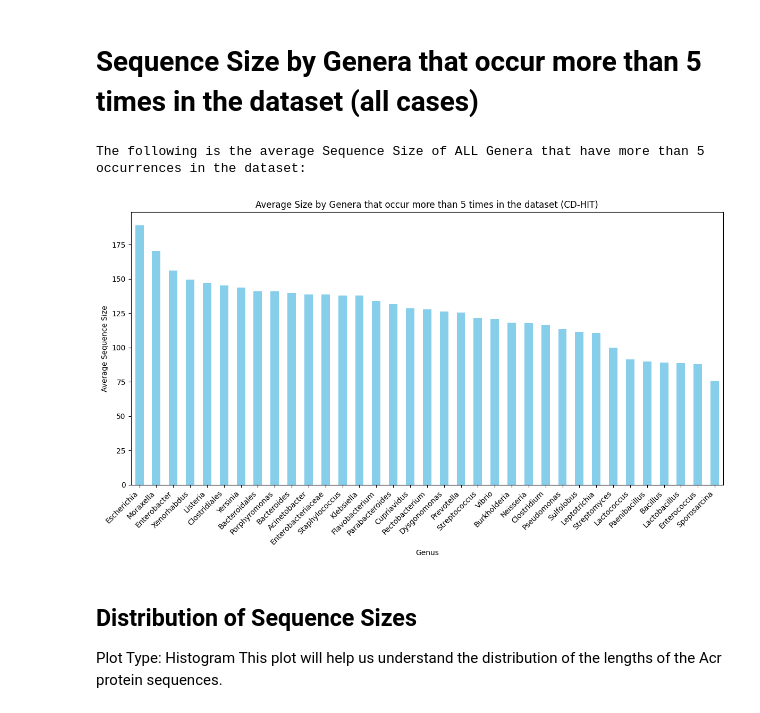
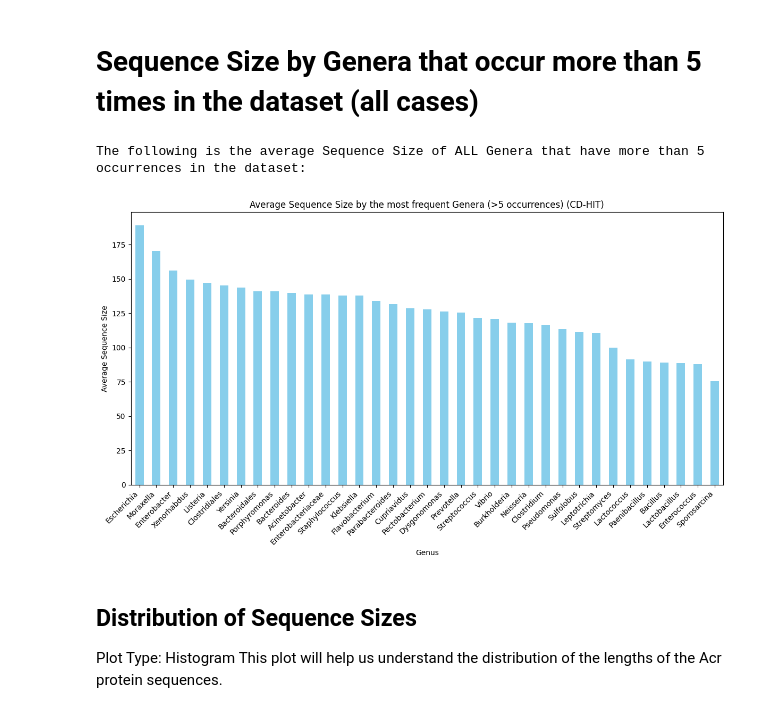
Before and after one commit to ChristianNeitzel/Projeto-Bioinf-PhageAcr, a Jupyter notebook: 3a_code_positive_dataset_cdhit_analysis.ipynb, the cells around one changed output. Drawn from its saved outputs; the diff is of its cells as text; code cells hidden in the pictures.

```diff
--- a/3a_code_positive_dataset_cdhit_analysis.ipynb
+++ b/3a_code_positive_dataset_cdhit_analysis.ipynb
@@ -188,28 +188,28 @@ The bars in orange represent the Genera which have less than 5 occurrences:
 # %%
 # Filter out genera with a frequency less than 5 counts
 genus_counts = df_cdhit['Genus'].value_counts()
 valid_genus = genus_counts[genus_counts > 5].index
 df_filtered = df_cdhit[df_cdhit['Genus'].isin(valid_genus)]
 
 # Grouping by 'Genus' and calculating mean protein size for each genus
 genus_mean_size = df_filtered.groupby('Genus')['Size'].mean().sort_values(ascending=False)
 
 # Selecting all the genera
 top_genus_mean_size = genus_mean_size.head(260)
 
 # Creating a bar plot
 print('The following is the average Sequence Size of ALL Genera that have more than 5 occurrences in the dataset:')
 plt.figure(figsize=(12, 7))
 top_genus_mean_size.plot(kind='bar', color='skyblue')
-plt.title('Average Size by Genera that occur more than 5 times in the dataset (CD-HIT)')
+plt.title('Average Sequence Size by the most frequent Genera (>5 occurrences) (CD-HIT)')
 plt.xlabel('Genus')
 plt.ylabel('Average Sequence Size')
 plt.xticks(rotation=45, ha='right')
 plt.tight_layout()
 plt.show()
 # %% [output]
 The following is the average Sequence Size of ALL Genera that have more than 5 occurrences in the dataset:
-[figure, old version]
+[figure, new version]
 # %% [markdown]
 ## Distribution of Sequence Sizes
 Plot Type: Histogram
```
Also changed, not shown: parts of 5 cells of this notebook, 1 other file.
